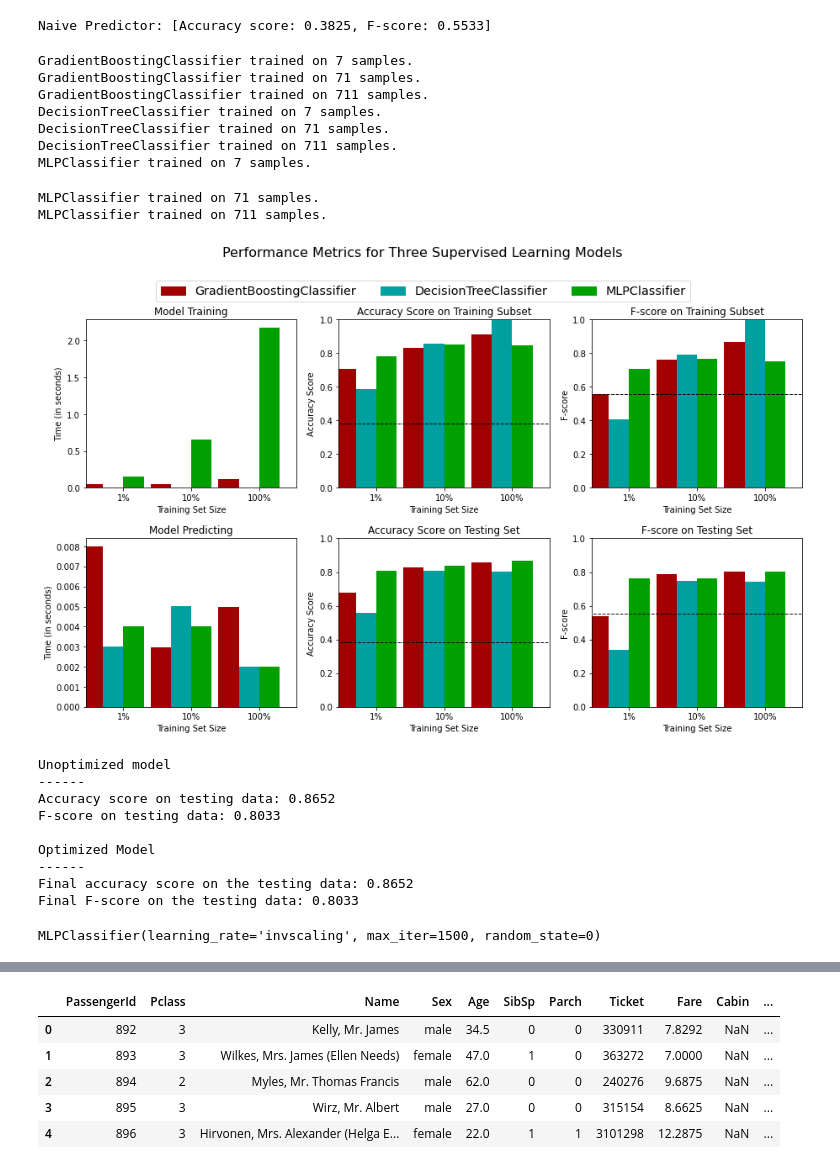
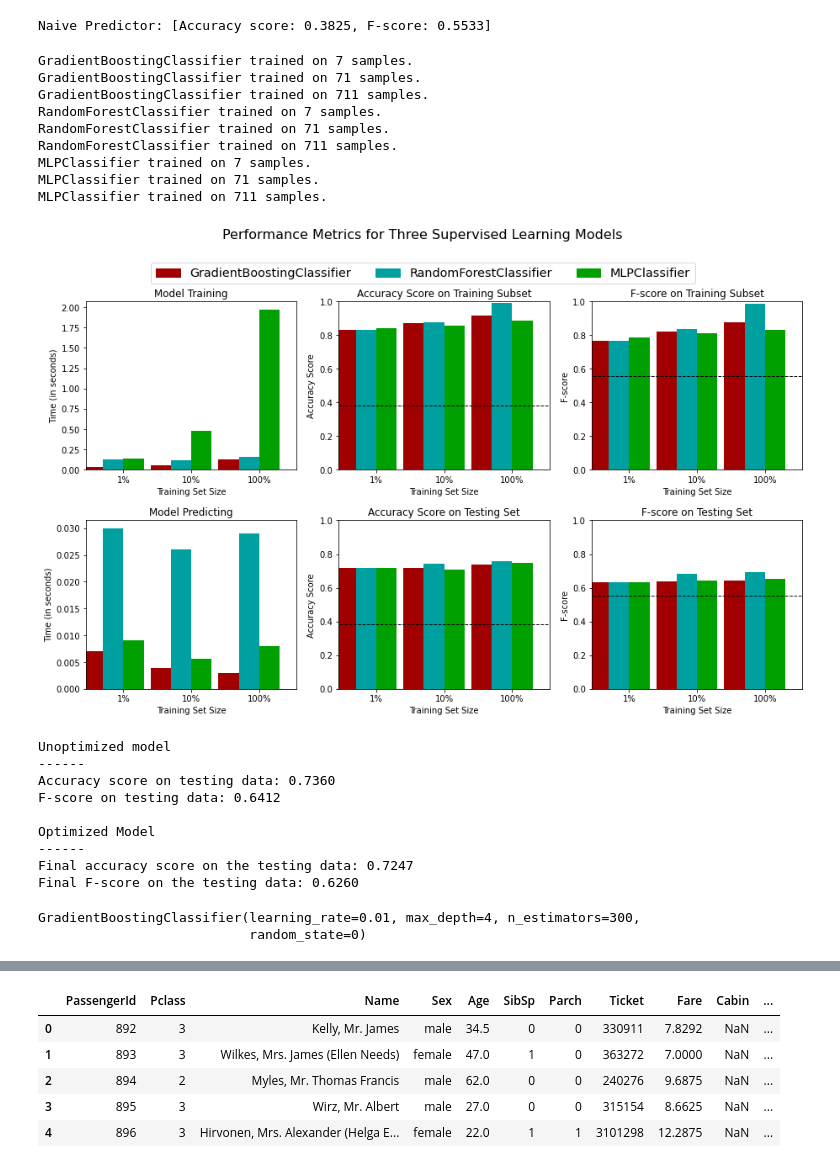
Before and after one commit to walidsi/titanic, a Jupyter notebook: titianic.ipynb, the cells around one changed output, grey strips where cells are left out. Cells and saved outputs as stored; diff of their text form; code cells hidden in the pictures.

```diff
--- a/titianic.ipynb
+++ b/titianic.ipynb
@@ -143,28 +143,27 @@ class TitanicDataPreProccessor:
         df.drop(df[mask].index, inplace=True)
 
         # Drop the non-useful columns
-        df.drop(['Cabin', 'Name', 'PassengerId', 'Ticket'], axis=1, inplace=True)
+        df.drop(['Name', 'PassengerId', 'Ticket', 'Cabin'], axis=1, inplace=True)
 
         # Fill empty Age cells
         df = self._fill_empty_with_average(df, 'Age', 'Sex')
         df = self._fill_empty_with_average(df, 'Fare', 'Pclass')
 
+        df[['Fare', 'Age', 'SibSp', 'Parch']] = self.scaler.transform(df[['Fare', 'Age', 'SibSp', 'Parch']])
+
         # Create Sibsp+Parch column
-        #titanic_df['SibspParch'] = titanic_df['SibSp'] + titanic_df['Parch']
-        #titanic_df.drop(['SibSp', 'Parch'], axis=1, inplace=True)
+        # df['SibSpParch'] = titanic_df['SibSp'] + titanic_df['Parch']
 
         # use polynomial features to increase attributes
         # from sklearn.preprocessing import PolynomialFeatures
-        # feat_poly = PolynomialFeatures(degree=1).fit_transform(titanic_df[['Age', 'Fare', 'SibspParch']])
+        # feat_poly = PolynomialFeatures(degree=1).fit_transform(df[['Age', 'Fare', 'SibSpParch']])
         # feat_poly_df = self._numpy_arr_to_dataframe(feat_poly)
-        # feat_poly_df = self._numpy_arr_to_dataframe(self.std_scaler.fit_transform(feat_poly_df))
         # feat_poly_df.reset_index(inplace=True, drop=True)
-        # titanic_df = pd.concat([titanic_df, feat_poly_df], axis=1)
-        # titanic_df.drop(['Age', 'Fare'], axis=1, inplace=True)
+        # df.reset_index(inplace=True, drop=True)
+        # df = pd.concat([df, feat_poly_df], axis=1)
 
-        df[['Fare', 'Age', 'SibSp', 'Parch']] = self.scaler.transform(df[['Fare', 'Age', 'SibSp', 'Parch']])
-
-        df.reset_index(inplace=True, drop=True)
+        # df.drop(['Age', 'Fare'], axis=1, inplace=True)
+        # df.drop(['SibSp', 'Parch'], axis=1, inplace=True)
 
         # OneHotEncode categorical columns
         df = pd.get_dummies(df, columns=['Sex', 'Embarked', 'Pclass'])
@@ -217,8 +216,7 @@ from sklearn.model_selection import train_test_split
 X_train, X_test, y_train, y_test = train_test_split(features,
                                                     target,
                                                     test_size = 0.2,
-                                                    random_state = 0,
-                                                    stratify=target)
+                                                    random_state = 0)
 
 # Show the results of the split
 print("Training set has {} samples.".format(X_train.shape[0]))
@@ -318,40 +316,40 @@ warnings.filterwarnings("ignore", category = UserWarning, module = "xgboost")
 
 # # TODO: Initialize the three models
 #weights = {0: 0.75, 1: 0.25}
 clf_A = GradientBoostingClassifier()
-clf_B = DecisionTreeClassifier(random_state=0)
+clf_B = RandomForestClassifier(random_state=0)
 clf_C = MLPClassifier(random_state=0, max_iter=1000)
 
 
 # TODO: Calculate the number of samples for 1%, 10%, and 100% of the training data
 # HINT: samples_100 is the entire training set i.e. len(y_train)
 # HINT: samples_10 is 10% of samples_100 (ensure to set the count of the values to be `int` and not `float`)
 # HINT: samples_1 is 1% of samples_100 (ensure to set the count of the values to be `int` and not `float`)
 samples_100 = len(y_train)
 samples_10 = int(0.1 * samples_100)
 samples_1 = int(0.01 * samples_100)
 
 # Collect results on the learners
 results = {}
 for clf in [clf_A, clf_B, clf_C]:
     clf_name = clf.__class__.__name__
     results[clf_name] = {}
     for i, samples in enumerate([samples_1, samples_10, samples_100]):
         results[clf_name][i] = train_predict(clf, samples, X_train, y_train, X_test, y_test)
 
 # Run metrics visualization for the three supervised learning models chosen
 vs.evaluate(results, accuracy, fscore)
 # %% [output]
 GradientBoostingClassifier trained on 7 samples.
 GradientBoostingClassifier trained on 71 samples.
 GradientBoostingClassifier trained on 711 samples.
-DecisionTreeClassifier trained on 7 samples.
-DecisionTreeClassifier trained on 71 samples.
-DecisionTreeClassifier trained on 711 samples.
+RandomForestClassifier trained on 7 samples.
+RandomForestClassifier trained on 71 samples.
+RandomForestClassifier trained on 711 samples.
 MLPClassifier trained on 7 samples.
+MLPClassifier trained on 71 samples.
+MLPClassifier trained on 711 samples.
-MLPClassifier trained on 71 samples.
-MLPClassifier trained on 711 samples.
-[figure, old version]
+[figure, new version]
 # %%
 from sklearn.metrics import accuracy_score, fbeta_score
 
@@ -364,12 +362,13 @@ weight = {1: 0.384, 0: 0.616}
 # clf = GradientBoostingClassifier(random_state=0)
 # clf = LogisticRegression(random_state=0, class_weight=weight, max_iter=500)
 # clf = KNeighborsClassifier()
-# clf = (random_state=0, class_weight=weight)
+# clf = Perceptron(random_state=0, class_weight=weight)
 # clf = AdaBoostClassifier(random_state=0, base_estimator=LogisticRegression(random_state=0, class_weight=weight, max_iter=500))
 # clf = xgb.XGBClassifier(random_state=0)
 # clf = GaussianProcessClassifier(random_state=0)
-clf = MLPClassifier(random_state=0, max_iter=1500)
+# clf = MLPClassifier(random_state=0)
 # clf = DecisionTreeClassifier(random_state=0)
+clf = RandomForestClassifier(random_state=0)
 
 
 # TODO: Create the parameters list you wish to tune, using a dictionary if needed.
@@ -388,6 +387,8 @@ elif clf.__class__.__name__ == 'MLPClassifier':
         'activation': ['identity', 'logistic', 'relu'],
         'alpha': [0.000001, 0.00001, 0.0001, 0.001, 0.01, 0.1, 1],
         'learning_rate': ['constant', 'invscaling', 'adaptive'],
+        'max_iter': [200, 400, 1000],
+        'solver': ['lbfgs', 'sgd', 'adam']
     }
 elif clf.__class__.__name__ == 'GaussianProcessClassifier':
     parameters = {
@@ -460,8 +461,8 @@ else:
 scorer = make_scorer(fbeta_score, beta=g_fscore_beta)
 
 # TODO: Perform grid search on the classifier using 'scorer' as the scoring method using GridSearchCV()
-k = StratifiedKFold()
-grid_obj = RandomizedSearchCV(clf, param_distributions=parameters, cv=k, scoring=scorer, random_state=0, n_jobs=4)
+#k = StratifiedKFold()
+grid_obj = RandomizedSearchCV(clf, param_distributions=parameters, scoring=scorer, n_jobs=-1)
 
 # TODO: Fit the grid search object to the training data and find the optimal parameters using fit()
 grid_fit = grid_obj.fit(X_train, y_train)
@@ -470,7 +471,7 @@ grid_fit = grid_obj.fit(X_train, y_train)
 best_clf = grid_fit.best_estimator_
 
 # Make predictions using the unoptimized and model
-predictions = (clf.fit(X_train, y_train)).predict(X_test)
+predictions = clf.fit(X_train, y_train).predict(X_test)
 best_predictions = best_clf.predict(X_test)
 
 # Report the before-and-after scores
@@ -486,14 +487,15 @@ best_clf
 # %% [output]
 Unoptimized model
 ------
-Accuracy score on testing data: 0.8652
-F-score on testing data: 0.8033
+Accuracy score on testing data: 0.7360
+F-score on testing data: 0.6412
 
 Optimized Model
 ------
-Final accuracy score on the testing data: 0.8652
-Final F-score on the testing data: 0.8033
+Final accuracy score on the testing data: 0.7247
+Final F-score on the testing data: 0.6260
-MLPClassifier(learning_rate='invscaling', max_iter=1500, random_state=0)
+GradientBoostingClassifier(learning_rate=0.01, max_depth=4, n_estimators=300,
+                           random_state=0)
 # %%
 # Train optimized model on ALL available data. Hopefully that increases accuracy on the test_census.csv predictions
 best_clf.fit(features, target)
```
Also changed, not shown: parts of 2 cells of this notebook.
